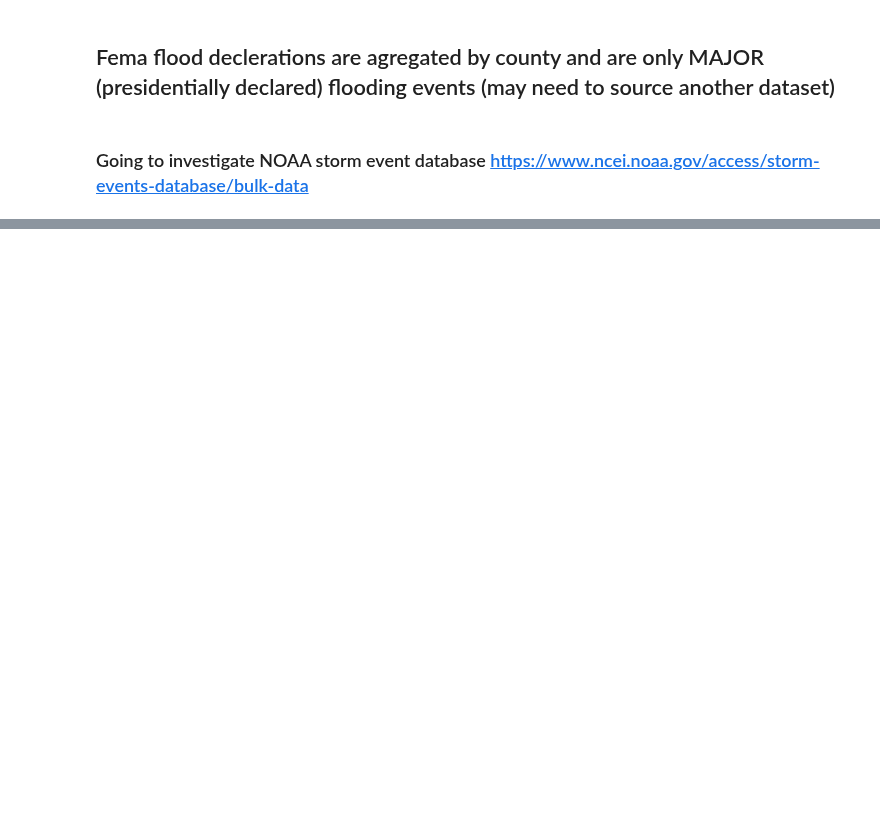
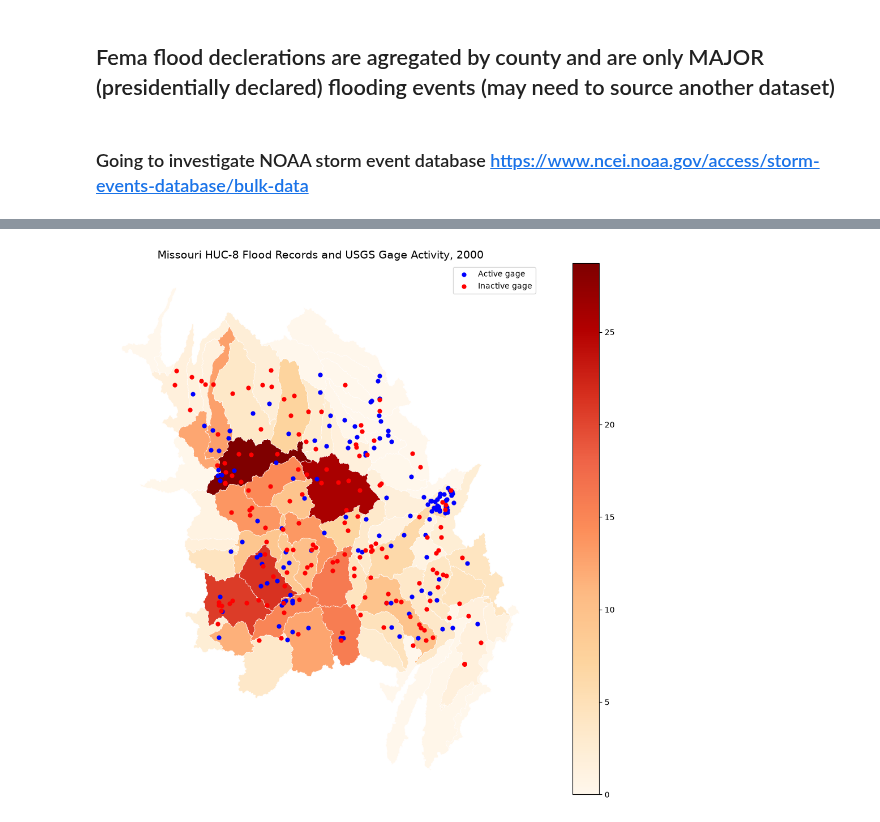
Before and after one commit to SophiaMeyers/USGS-Gages-Research, a Jupyter notebook: notebooks/261021-01_explore_usgs_gages.ipynb, the cells around one changed output, grey strips where cells are left out. Saved outputs shown, nothing was run; the diff lists cells and outputs as text; code cells hidden in the pictures; blank space fills up the shorter version.

```diff
--- a/notebooks/261021-01_explore_usgs_gages.ipynb
+++ b/notebooks/261021-01_explore_usgs_gages.ipynb
@@ -1212,0 +1664,98 @@ Total unique disasters 10
+# %%
+state = "Missouri"
+year = 2000
+
+input_file = (
+    "/Users/sophiameyers/Documents/GitHub/USGS-Gages-Research/"
+    "data/intermediate/gages_activity_with_api_locations_recovered.csv"
+)
+
+df = pd.read_csv(input_file, dtype={"site": str})
+
+active_rows = []
+for _, row in df.iterrows():
+    years = str(row["which_years_active"])
+    if years in ["nan", "", "None"]:
+        continue
+    for y in years.split(";"):
+        try:
+            active_rows.append({
+                "site": row["site"],
+                "year": int(y)
+            })
+        except ValueError:
+            pass
+
+active_df = pd.DataFrame(active_rows)
+
+state_gages = df[
+    df["state_name"].astype(str).str.strip().str.upper() == state.upper()
+].copy()
+
+first_year = (
+    active_df.groupby("site")["year"].min()
+    .rename("first_active_year")
+)
+
+state_gages = state_gages.join(first_year, on="site")
+state_gages = state_gages[
+    state_gages["first_active_year"].notna() &
+    (state_gages["first_active_year"] <= year)
+].copy()
+
+active_sites = set(
+    active_df.loc[active_df["year"] == year, "site"]
+)
+state_gages["status"] = state_gages["site"].apply(
+    lambda site: "Active" if site in active_sites else "Inactive"
+)
+
+map_df = state_gages.dropna(
+    subset=["latitude", "longitude"]
+).drop_duplicates("site")
+
+gages = gpd.GeoDataFrame(
+    map_df,
+    geometry=gpd.points_from_xy(map_df["longitude"], map_df["latitude"]),
+    crs="EPSG:4326"
+)
+
+watersheds = map_data.to_crs("EPSG:3857")
+gages = gages.to_crs("EPSG:3857")
+
+# Plot watersheds and gage points
+fig, ax = plt.subplots(figsize=(12, 10))
+
+watersheds.plot(
+    column="estimated_reports",
+    cmap="OrRd",
+    legend=True,
+    edgecolor="white",
+    linewidth=0.4,
+    ax=ax,
+    legend_kwds={"label": ""}
+)
+
+gages[gages["status"] == "Active"].plot(
+    ax=ax, color="blue", markersize=24,
+    label="Active gage", zorder=3
+)
+gages[gages["status"] == "Inactive"].plot(
+    ax=ax, color="red", markersize=24,
+    label="Inactive gage", zorder=3
+)
+
+ax.set_title(
+    f"Missouri HUC-8 Flood Records and USGS Gage Activity, {year}",
+    fontsize=14
+)
+ax.legend()
+ax.set_axis_off()
+plt.tight_layout()
+plt.show()
+
+print("Missouri gages with coordinates:", len(gages))
+print("Active:", (gages["status"] == "Active").sum())
+print("Inactive:", (gages["status"] == "Inactive").sum())
+# %% [output]
+[figure, added]
```
Also changed, not shown: parts of 28 cells of this notebook, 1 other file.
